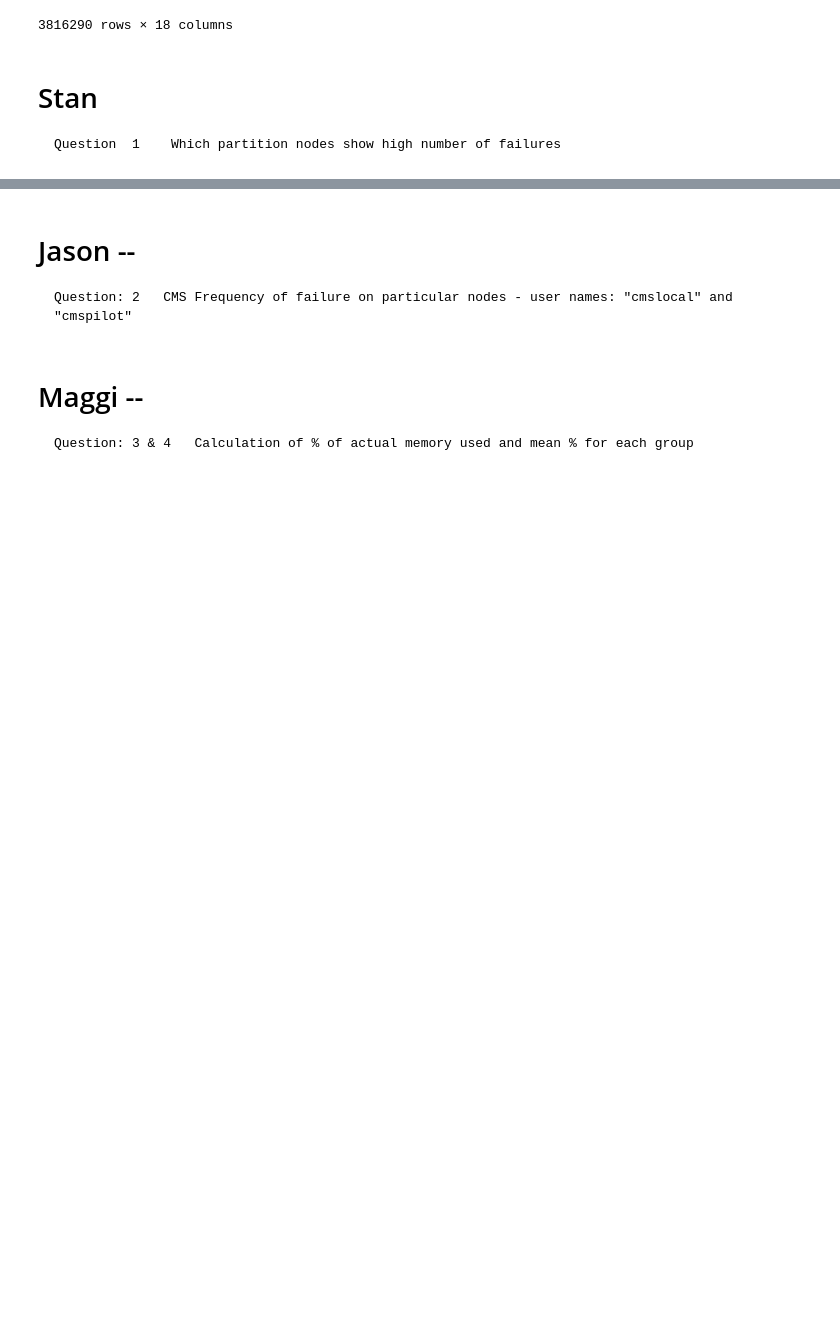
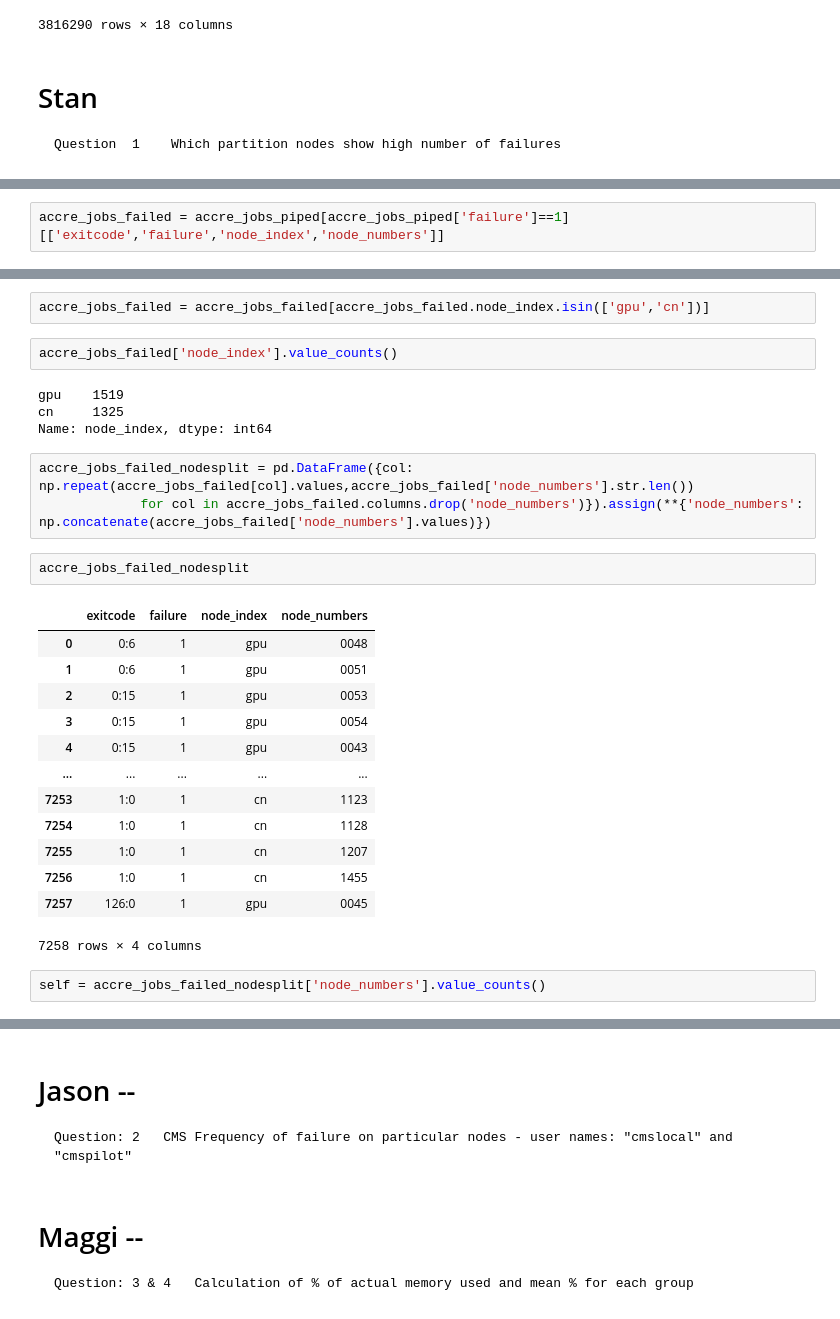
Before and after one commit to nss-data-science-cohort-4/dq2-accre-team-6, a Jupyter notebook: notebooks/dq2_notebook.ipynb, the cells around one changed output, grey strips where cells are left out. Saved outputs shown, nothing was run; the diff lists cells and outputs as text; blank space fills up the shorter version.

Commit message:
Cleaned data for question--Need to split GPU and CPU  and merget each with CMS

```diff
--- a/notebooks/dq2_notebook.ipynb
+++ b/notebooks/dq2_notebook.ipynb
@@ -257,0 +276,2 @@ accre_jobs_piped
+# %%
+accre_jobs_failed = accre_jobs_piped[accre_jobs_piped['failure']==1][['exitcode','failure','node_index','node_numbers']]
@@ -257,0 +288,29 @@ accre_jobs_piped
+# %%
+accre_jobs_failed = accre_jobs_failed[accre_jobs_failed.node_index.isin(['gpu','cn'])]
+# %%
+accre_jobs_failed['node_index'].value_counts()
+# %% [output]
+gpu    1519
+cn     1325
+Name: node_index, dtype: int64
+# %%
+accre_jobs_failed_nodesplit = pd.DataFrame({col: np.repeat(accre_jobs_failed[col].values,accre_jobs_failed['node_numbers'].str.len())
+             for col in accre_jobs_failed.columns.drop('node_numbers')}).assign(**{'node_numbers': np.concatenate(accre_jobs_failed['node_numbers'].values)})
+# %%
+accre_jobs_failed_nodesplit
+# %% [output]
+|  | exitcode | failure | node_index | node_numbers |
+| 0 | 0:6 | 1 | gpu | 0048 |
+| 1 | 0:6 | 1 | gpu | 0051 |
+| 2 | 0:15 | 1 | gpu | 0053 |
+| 3 | 0:15 | 1 | gpu | 0054 |
+| 4 | 0:15 | 1 | gpu | 0043 |
+| ... | ... | ... | ... | ... |
+| 7253 | 1:0 | 1 | cn | 1123 |
+| 7254 | 1:0 | 1 | cn | 1128 |
+| 7255 | 1:0 | 1 | cn | 1207 |
+| 7256 | 1:0 | 1 | cn | 1455 |
+| 7257 | 126:0 | 1 | gpu | 0045 |
+7258 rows × 4 columns
+# %%
+self = accre_jobs_failed_nodesplit['node_numbers'].value_counts()
```
Also changed, not shown: parts of 10 cells of this notebook.
